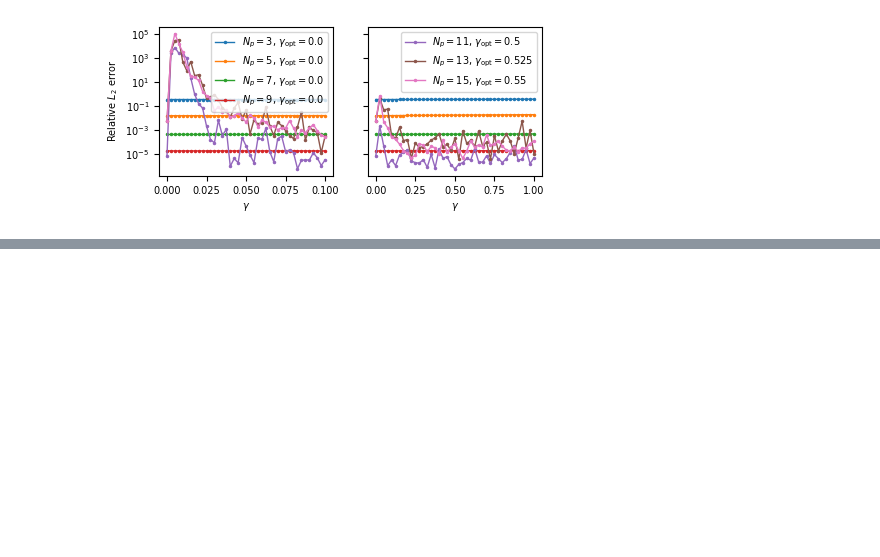
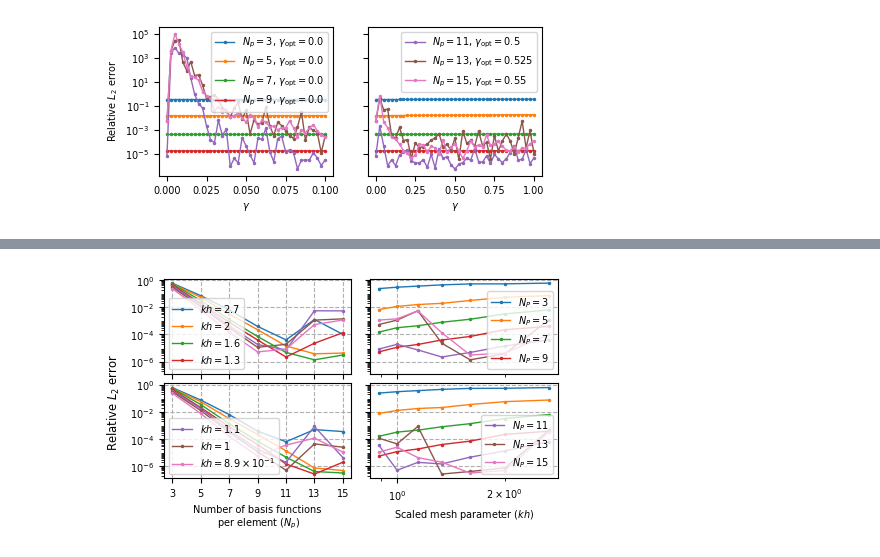
Before and after one commit to MPenaR/UWVFTrefftz, a Jupyter notebook: src/sandbox.ipynb, the cells around one changed output, grey strips where cells are left out. Drawn from its saved outputs; the diff is of its cells as text; code cells hidden in the pictures; blank space fills up the shorter version.

```diff
--- a/src/sandbox.ipynb
+++ b/src/sandbox.ipynb
@@ -746,0 +844,58 @@ plt.savefig('gamma_dependency_2in1.pdf')
+# %%
+inches_per_dot = 1/72.27
+columnwidth = 370.38374 * inches_per_dot
+
+
+figure_width = 0.9*columnwidth # cm
+figure_height = 0.5*columnwidth # cm
+
+matplotlib.style.use({
+    "font.size" : 7,
+    "lines.linewidth" : 1.0,
+    "lines.markersize":      3
+})
+
+
+data = np.load('fine_barrier_raw.npz')
+errors_raw = data["errors"]
+hs = data["hs"]
+N_ths = data["N_ths"]
+
+data = np.load('fine_barrier_with_055_rescaling.npz')
+errors_55 = data["errors"]
+hs = data["hs"]
+N_ths = data["N_ths"]
+
+fig, ax = plt.subplots(ncols=2, nrows=2, sharey=True, figsize=(figure_width, figure_height))
+
+
+plot_hp_convergence(errors=errors_raw, hs=hs, N_ths=N_ths, kappa_e=8.0, N_modes=15, H=1, ax=ax[0,:], divided_legend=1)
+plot_hp_convergence(errors=errors_55, hs=hs, N_ths=N_ths, kappa_e=8.0, N_modes=15, H=1, ax=ax[1,:], divided_legend=2)
+# for ax_ in ax[:,1]:
+#     ax_.set_ylabel('')
+
+for ax_ in ax[0,:]:
+    ax_.set_yticks(np.logspace(0,-6,4))
+
+for ax_ in ax.ravel():
+    ax_.set_ylabel('')
+    ax_.set_xlabel('')
+for ax_ in ax[0,:]:
+    ax_.set_xticklabels([])
+
+
+
+ax[1,0].set_xlabel('Number of basis functions\n per element ($N_p$)')
+ax[1,1].set_xlabel('Scaled mesh parameter ($kh$)')
+
+
+fig.supylabel('Relative $L_2$ error', x = 0.00)
+plt.subplots_adjust(hspace=0.1,
+                    wspace=0.1,
+                    right=0.98,
+                    bottom=0.20,
+                    top = 0.98)
+
+plt.savefig('hp_convergences_comparison.pdf')
+# %% [output]
+[figure, added]
```
Also changed, not shown: parts of 5 cells of this notebook, 4 other files.
